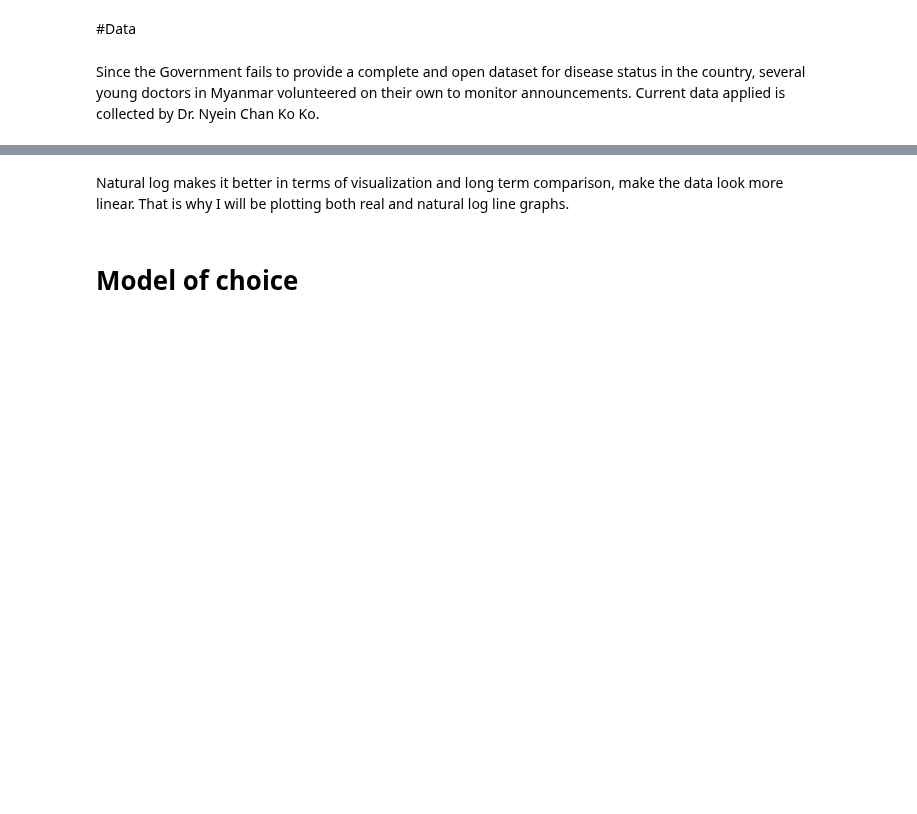
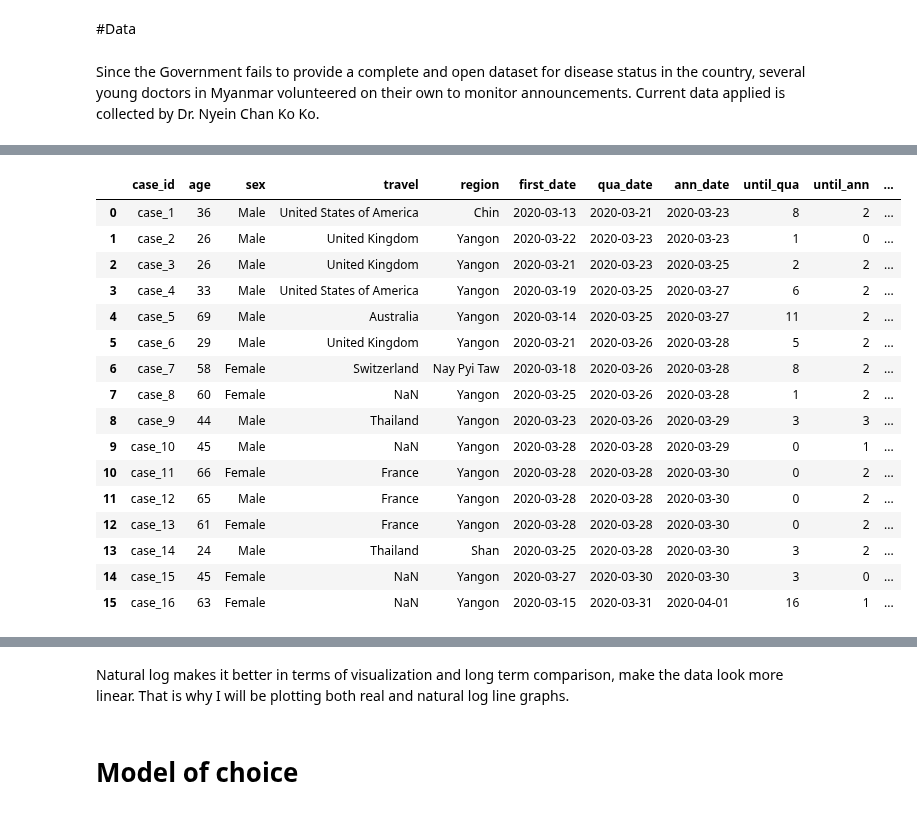
Before and after one commit to finerbrighterlighter/myanmar_covid19, a Jupyter notebook: exponential_growth.ipynb, the cells around one changed output, grey strips where cells are left out. Saved outputs shown, nothing was run; the diff lists cells and outputs as text; code cells hidden in the pictures; blank space fills up the shorter version.

```diff
--- a/exponential_growth.ipynb
+++ b/exponential_growth.ipynb
@@ -19,0 +69,22 @@ columns = ["Date","Announced"]
+# %%
+earliest = df["first_date"].min()
+df["until_first"] = (df["first_date"]-earliest).dt.days
+df
+# %% [output]
+|  | case_id | age | sex | travel | region | first_date | qua_date | ann_date | until_qua | until_ann | ... |
+| 0 | case_1 | 36 | Male | United States of America | Chin | 2020-03-13 | 2020-03-21 | 2020-03-23 | 8 | 2 | ... |
+| 1 | case_2 | 26 | Male | United Kingdom | Yangon | 2020-03-22 | 2020-03-23 | 2020-03-23 | 1 | 0 | ... |
+| 2 | case_3 | 26 | Male | United Kingdom | Yangon | 2020-03-21 | 2020-03-23 | 2020-03-25 | 2 | 2 | ... |
+| 3 | case_4 | 33 | Male | United States of America | Yangon | 2020-03-19 | 2020-03-25 | 2020-03-27 | 6 | 2 | ... |
+| 4 | case_5 | 69 | Male | Australia | Yangon | 2020-03-14 | 2020-03-25 | 2020-03-27 | 11 | 2 | ... |
+| 5 | case_6 | 29 | Male | United Kingdom | Yangon | 2020-03-21 | 2020-03-26 | 2020-03-28 | 5 | 2 | ... |
+| 6 | case_7 | 58 | Female | Switzerland | Nay Pyi Taw | 2020-03-18 | 2020-03-26 | 2020-03-28 | 8 | 2 | ... |
+| 7 | case_8 | 60 | Female | NaN | Yangon | 2020-03-25 | 2020-03-26 | 2020-03-28 | 1 | 2 | ... |
+| 8 | case_9 | 44 | Male | Thailand | Yangon | 2020-03-23 | 2020-03-26 | 2020-03-29 | 3 | 3 | ... |
+| 9 | case_10 | 45 | Male | NaN | Yangon | 2020-03-28 | 2020-03-28 | 2020-03-29 | 0 | 1 | ... |
+| 10 | case_11 | 66 | Female | France | Yangon | 2020-03-28 | 2020-03-28 | 2020-03-30 | 0 | 2 | ... |
+| 11 | case_12 | 65 | Male | France | Yangon | 2020-03-28 | 2020-03-28 | 2020-03-30 | 0 | 2 | ... |
+| 12 | case_13 | 61 | Female | France | Yangon | 2020-03-28 | 2020-03-28 | 2020-03-30 | 0 | 2 | ... |
+| 13 | case_14 | 24 | Male | Thailand | Shan | 2020-03-25 | 2020-03-28 | 2020-03-30 | 3 | 2 | ... |
+| 14 | case_15 | 45 | Female | NaN | Yangon | 2020-03-27 | 2020-03-30 | 2020-03-30 | 3 | 0 | ... |
+| 15 | case_16 | 63 | Female | NaN | Yangon | 2020-03-15 | 2020-03-31 | 2020-04-01 | 16 | 1 | ... |
```
Also changed, not shown: parts of 18 cells of this notebook.
